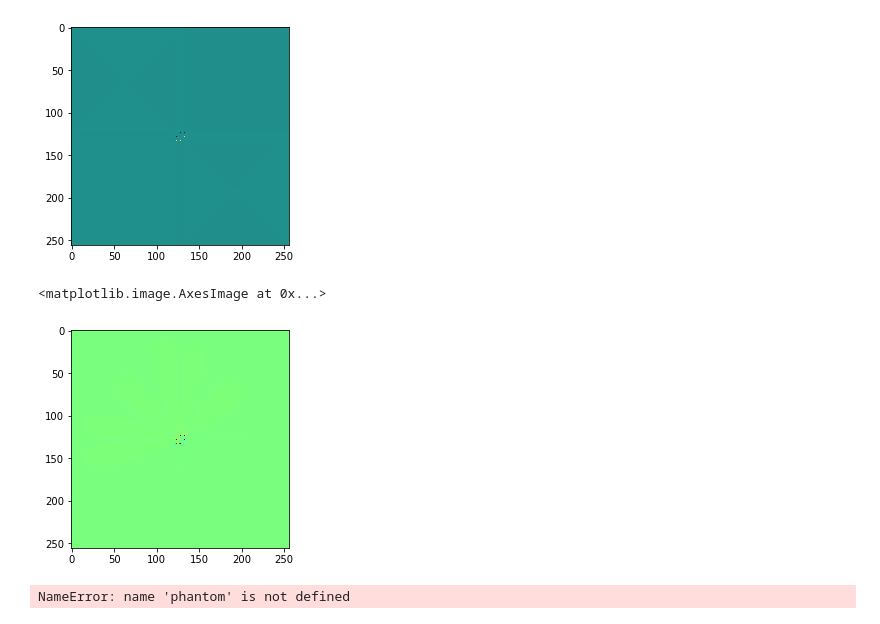
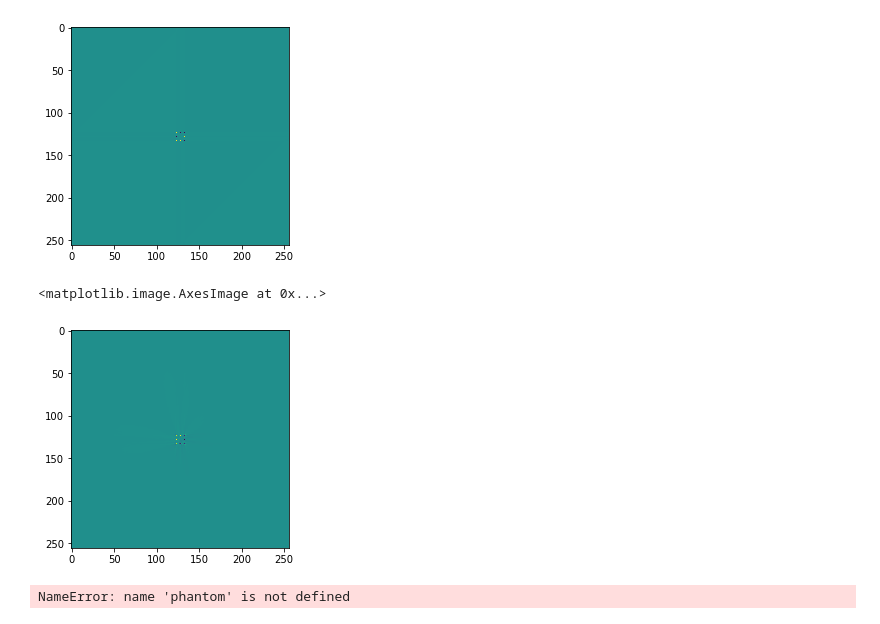
Before and after one commit to Varato/image_recon, a Jupyter notebook: recon_algo_study.ipynb, the cells around one changed output. Drawn from its saved outputs; the diff is of its cells as text; code cells hidden in the pictures.

```diff
--- a/recon_algo_study.ipynb
+++ b/recon_algo_study.ipynb
@@ -242,7 +242,8 @@ X, Y = np.mgrid[-5*np.pi:5*np.pi:256*1j, -5*np.pi:5*np.pi:256*1j]
 y1 = np.sin(Y)
 y2 = np.sin(-X+Y)
 y3 = np.sin(X)
-im = y1+y2+y3
+y4 = np.sin(X+Y)
+im = y1+y2+y3+y4
 # %%
 plt.imshow(im)
 # %% [output]
@@ -257,11 +258,11 @@ plt.imshow(np.fft.fftshift(s))
 # %%
 thetas = np.asarray(range(180),dtype=np.float64)
 sino = radon(im, thetas)
 model, recon = recon_f(sino, thetas)
-plt.imshow(model.imag, cmap="jet")
+plt.imshow(model.imag)
 # %% [output]
 <matplotlib.image.AxesImage at 0x...>
-[figure, old version]
+[figure, new version]
 # %%
 ft_origin = np.fft.fftshift(np.fft.fft2(phantom))
 ft_bp = np.fft.fftshift(np.fft.fft2(recon_fbp))
```
Also changed, not shown: parts of 1 cell of this notebook.
